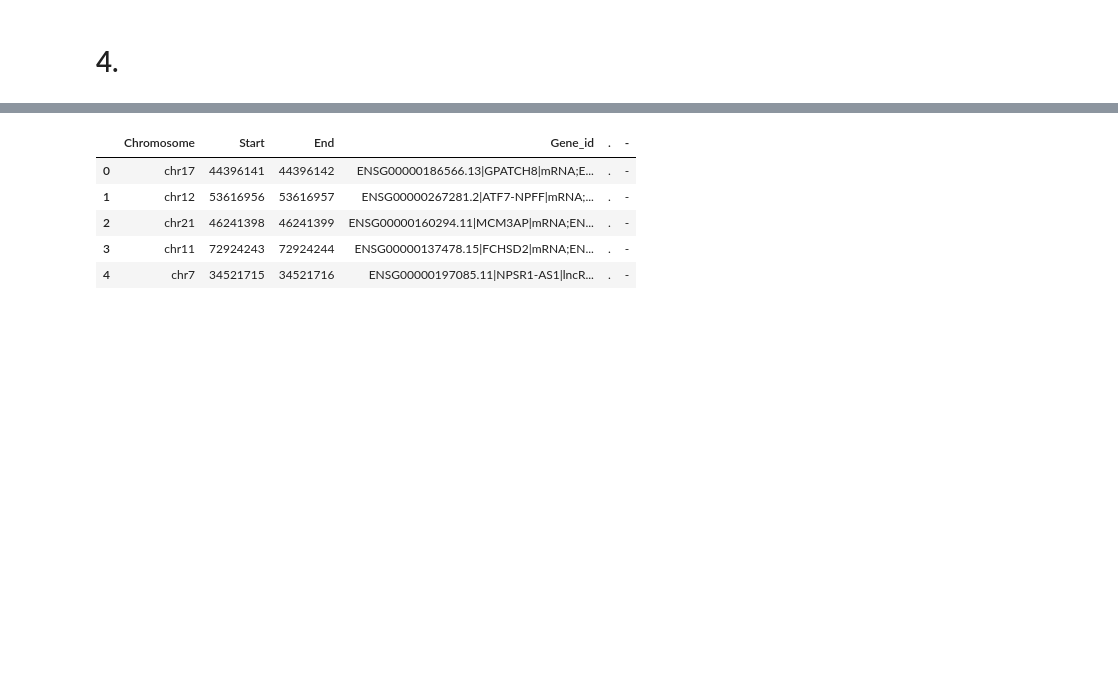
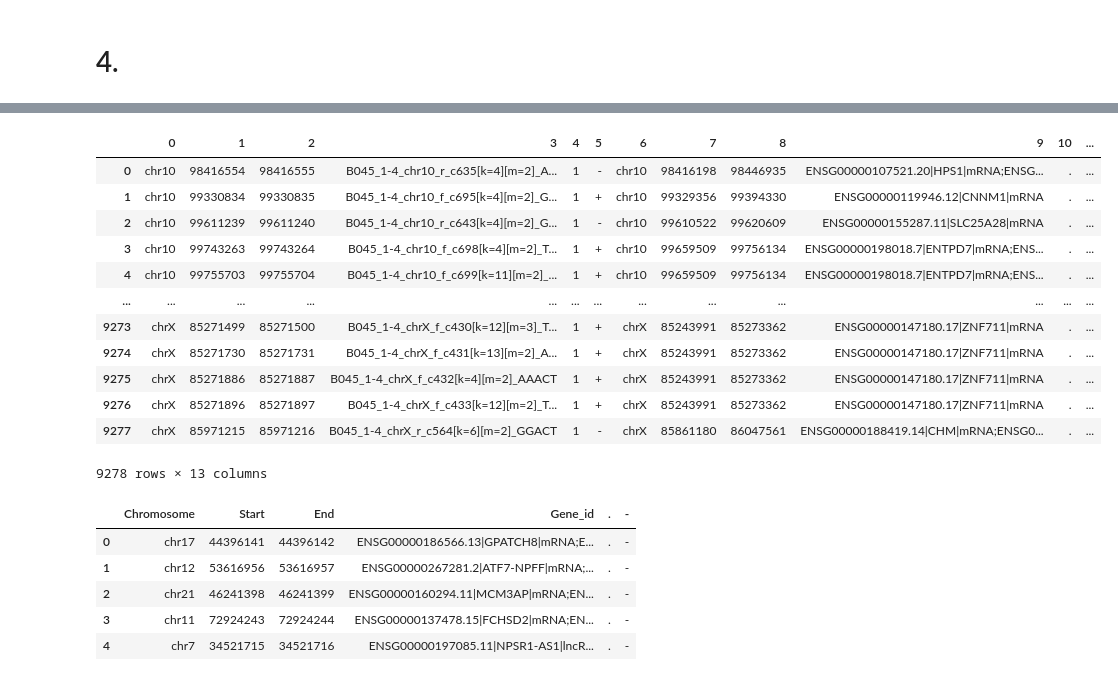
Before and after one commit to sofiamrtll/thesis, a Jupyter notebook: THESIS_Preprocessing.ipynb, the cells around one changed output, grey strips where cells are left out. Cells and saved outputs as stored; diff of their text form; code cells hidden in the pictures; blank space fills up the shorter version.

Commit message:
uploaded CLIP files.

```diff
--- a/THESIS_Preprocessing.ipynb
+++ b/THESIS_Preprocessing.ipynb
@@ -205,3 +229,23 @@ len(set_common_genes)
+# %%
+miCLIP = BedTool("miCLIP.bed")
+
+miCLIP = miCLIP.to_dataframe(disable_auto_names=True, header= None)
+
+miCLIP
+# %% [output]
+|  | 0 | 1 | 2 | 3 | 4 | 5 | 6 | 7 | 8 | 9 | 10 | ... |
+| 0 | chr10 | 98416554 | 98416555 | B045_1-4_chr10_r_c635[k=4][m=2]_A... | 1 | - | chr10 | 98416198 | 98446935 | ENSG00000107521.20|HPS1|mRNA;ENSG... | . | ... |
+| 1 | chr10 | 99330834 | 99330835 | B045_1-4_chr10_f_c695[k=4][m=2]_G... | 1 | + | chr10 | 99329356 | 99394330 | ENSG00000119946.12|CNNM1|mRNA | . | ... |
+| 2 | chr10 | 99611239 | 99611240 | B045_1-4_chr10_r_c643[k=4][m=2]_G... | 1 | - | chr10 | 99610522 | 99620609 | ENSG00000155287.11|SLC25A28|mRNA | . | ... |
+| 3 | chr10 | 99743263 | 99743264 | B045_1-4_chr10_f_c698[k=4][m=2]_T... | 1 | + | chr10 | 99659509 | 99756134 | ENSG00000198018.7|ENTPD7|mRNA;ENS... | . | ... |
+| 4 | chr10 | 99755703 | 99755704 | B045_1-4_chr10_f_c699[k=11][m=2]_... | 1 | + | chr10 | 99659509 | 99756134 | ENSG00000198018.7|ENTPD7|mRNA;ENS... | . | ... |
+| ... | ... | ... | ... | ... | ... | ... | ... | ... | ... | ... | ... | ... |
+| 9273 | chrX | 85271499 | 85271500 | B045_1-4_chrX_f_c430[k=12][m=3]_T... | 1 | + | chrX | 85243991 | 85273362 | ENSG00000147180.17|ZNF711|mRNA | . | ... |
+| 9274 | chrX | 85271730 | 85271731 | B045_1-4_chrX_f_c431[k=13][m=2]_A... | 1 | + | chrX | 85243991 | 85273362 | ENSG00000147180.17|ZNF711|mRNA | . | ... |
+| 9275 | chrX | 85271886 | 85271887 | B045_1-4_chrX_f_c432[k=4][m=2]_AAACT | 1 | + | chrX | 85243991 | 85273362 | ENSG00000147180.17|ZNF711|mRNA | . | ... |
+| 9276 | chrX | 85271896 | 85271897 | B045_1-4_chrX_f_c433[k=12][m=2]_T... | 1 | + | chrX | 85243991 | 85273362 | ENSG00000147180.17|ZNF711|mRNA | . | ... |
+| 9277 | chrX | 85971215 | 85971216 | B045_1-4_chrX_r_c564[k=6][m=2]_GGACT | 1 | - | chrX | 85861180 | 86047561 | ENSG00000188419.14|CHM|mRNA;ENSG0... | . | ... |
+9278 rows × 13 columns
 # %%
 #accessing all of the files in a certain path automatically - in this case just checking .bed files from the protein HNRNPC
 list = os.list_dir("C:/Users/sofia/Desktop/THESIS/PROJECT/ENCODE/HNRNPC_HepG2")
```
Also changed, not shown: parts of 4 cells of this notebook.
